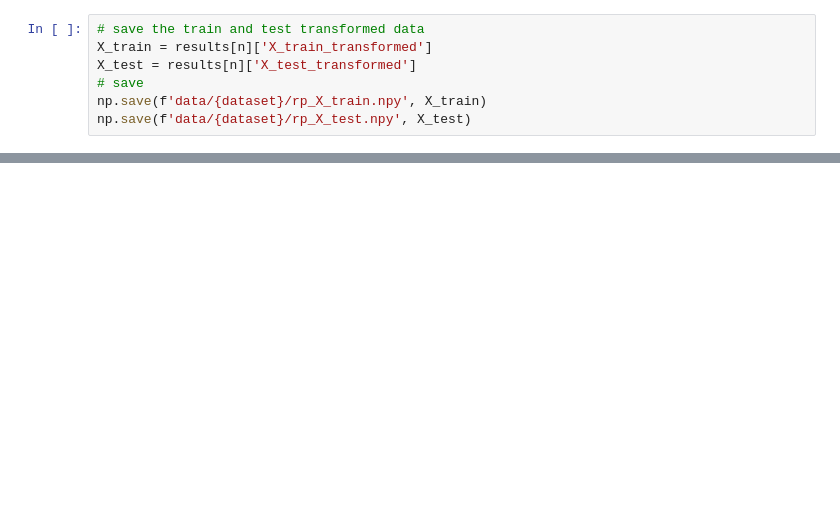
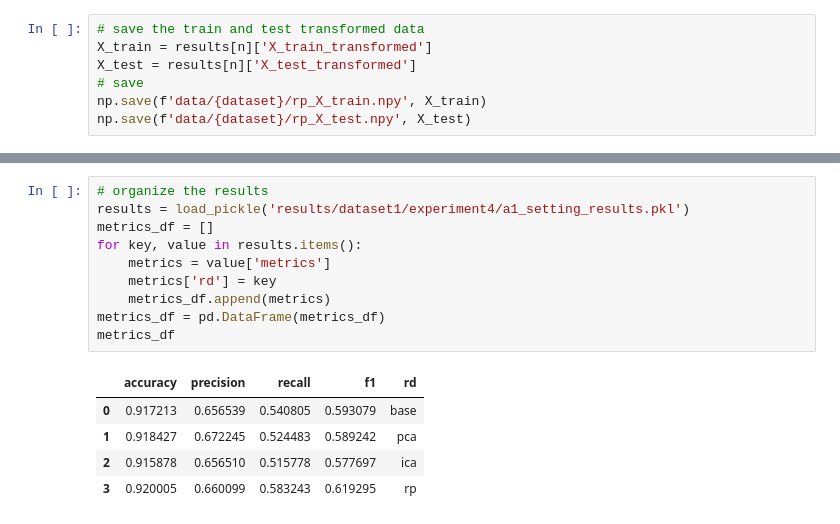
Before and after one commit to placeboo/MachineLearningProjects, a Jupyter notebook: UnsupervisedLearning/notebooks/experiment4_RdNN.ipynb, the cells around one changed output, grey strips where cells are left out. Drawn from its saved outputs; the diff is of its cells as text; blank space fills up the shorter version.

```diff
--- a/UnsupervisedLearning/notebooks/experiment4_RdNN.ipynb
+++ b/UnsupervisedLearning/notebooks/experiment4_RdNN.ipynb
@@ -213,0 +257,16 @@ np.save(f'data/{dataset}/rp_X_test.npy', X_test)
+# %%
+# organize the results
+results = load_pickle('results/dataset1/experiment4/a1_setting_results.pkl')
+metrics_df = []
+for key, value in results.items():
+    metrics = value['metrics']
+    metrics['rd'] = key
+    metrics_df.append(metrics)
+metrics_df = pd.DataFrame(metrics_df)
+metrics_df
+# %% [output]
+|  | accuracy | precision | recall | f1 | rd |
+| 0 | 0.917213 | 0.656539 | 0.540805 | 0.593079 | base |
+| 1 | 0.918427 | 0.672245 | 0.524483 | 0.589242 | pca |
+| 2 | 0.915878 | 0.656510 | 0.515778 | 0.577697 | ica |
+| 3 | 0.920005 | 0.660099 | 0.583243 | 0.619295 | rp |
```
Also changed, not shown: parts of 19 cells of this notebook, 4 other files.
